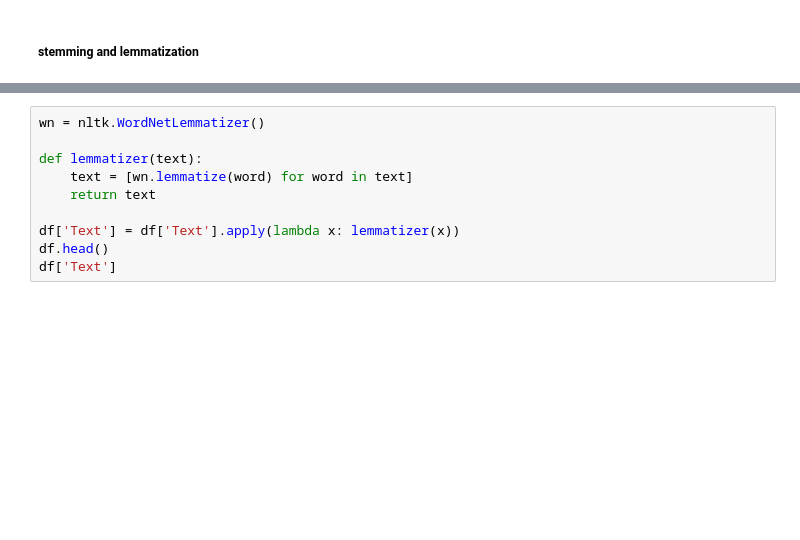
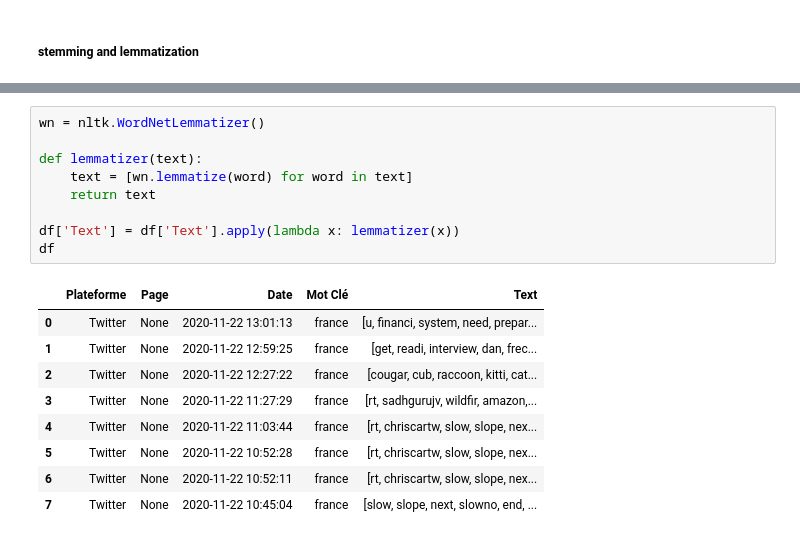
Before and after one commit to chihiasmae/Data-Extraction-Cleaning-Storage-, a Jupyter notebook: Untitled.ipynb, the cells around one changed output, grey strips where cells are left out. Saved outputs shown, nothing was run; the diff lists cells and outputs as text; blank space fills up the shorter version.

```diff
--- a/Untitled.ipynb
+++ b/Untitled.ipynb
@@ -245,10 +292,19 @@ df.head()
 # %%
 wn = nltk.WordNetLemmatizer()
 
 def lemmatizer(text):
     text = [wn.lemmatize(word) for word in text]
     return text
 
 df['Text'] = df['Text'].apply(lambda x: lemmatizer(x))
-df.head()
-df['Text']
+df
+# %% [output]
+|  | Plateforme | Page | Date | Mot Clé | Text |
+| 0 | Twitter | None | 2020-11-22 13:01:13 | france | [u, financi, system, need, prepar... |
+| 1 | Twitter | None | 2020-11-22 12:59:25 | france | [get, readi, interview, dan, frec... |
+| 2 | Twitter | None | 2020-11-22 12:27:22 | france | [cougar, cub, raccoon, kitti, cat... |
+| 3 | Twitter | None | 2020-11-22 11:27:29 | france | [rt, sadhgurujv, wildfir, amazon,... |
+| 4 | Twitter | None | 2020-11-22 11:03:44 | france | [rt, chriscartw, slow, slope, nex... |
+| 5 | Twitter | None | 2020-11-22 10:52:28 | france | [rt, chriscartw, slow, slope, nex... |
+| 6 | Twitter | None | 2020-11-22 10:52:11 | france | [rt, chriscartw, slow, slope, nex... |
+| 7 | Twitter | None | 2020-11-22 10:45:04 | france | [slow, slope, next, slowno, end, ... |
```
Also changed, not shown: parts of 8 cells of this notebook.
